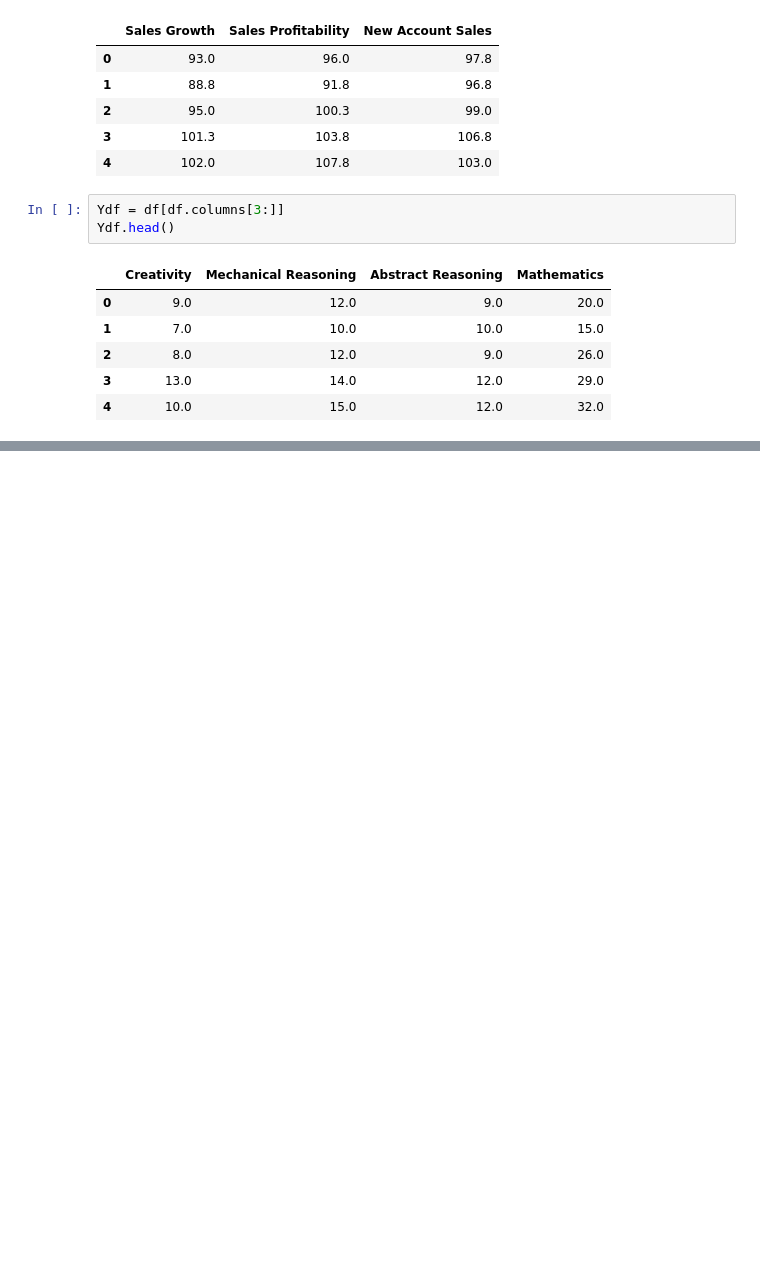
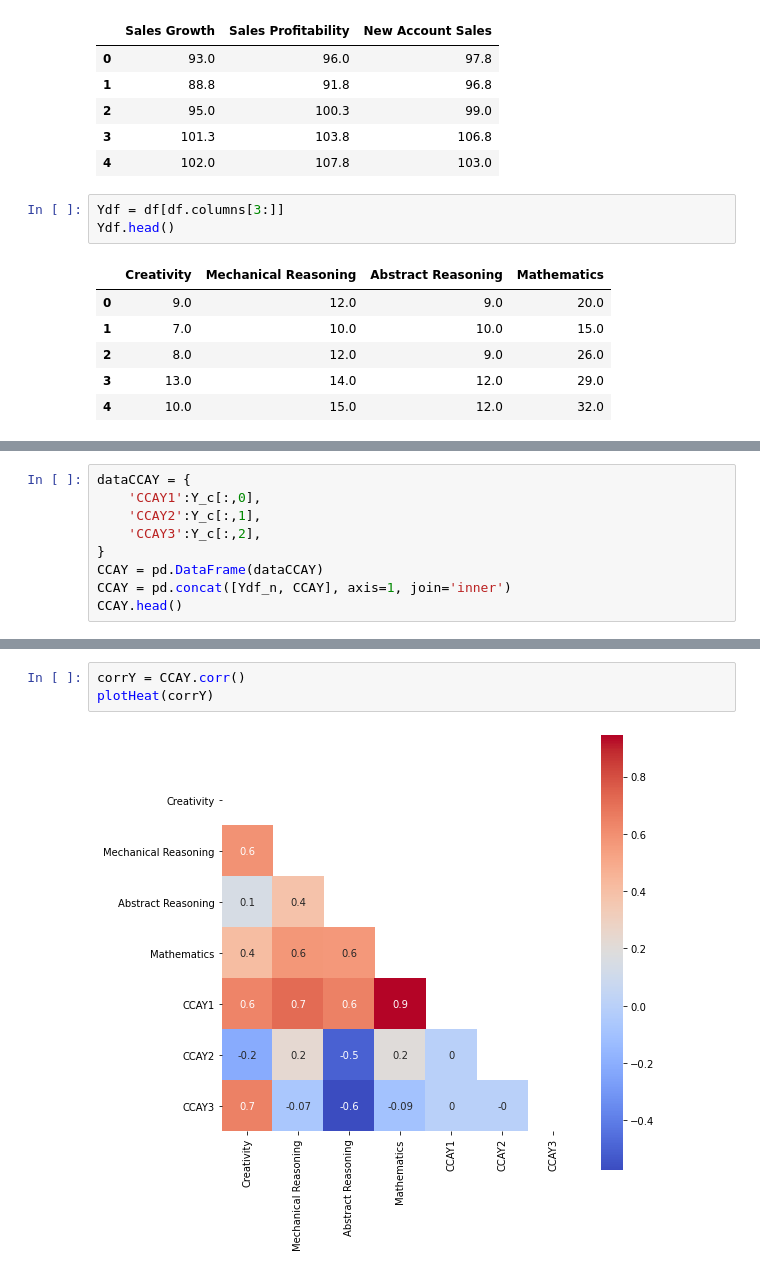
Before and after one commit to solothinker/CCA, a Jupyter notebook: CCA_example.ipynb, the cells around one changed output, grey strips where cells are left out. Drawn from its saved outputs; the diff is of its cells as text; blank space fills up the shorter version.

```diff
--- a/CCA_example.ipynb
+++ b/CCA_example.ipynb
@@ -158,0 +214,9 @@ df2
+# %%
+dataCCAY = {
+    'CCAY1':Y_c[:,0],
+    'CCAY2':Y_c[:,1],
+    'CCAY3':Y_c[:,2],
+}
+CCAY = pd.DataFrame(dataCCAY)
+CCAY = pd.concat([Ydf_n, CCAY], axis=1, join='inner')
+CCAY.head()
@@ -158,0 +235,5 @@ df2
+# %%
+corrY = CCAY.corr()
+plotHeat(corrY)
+# %% [output]
+[figure, added]
```
Also changed, not shown: parts of 40 cells of this notebook.
